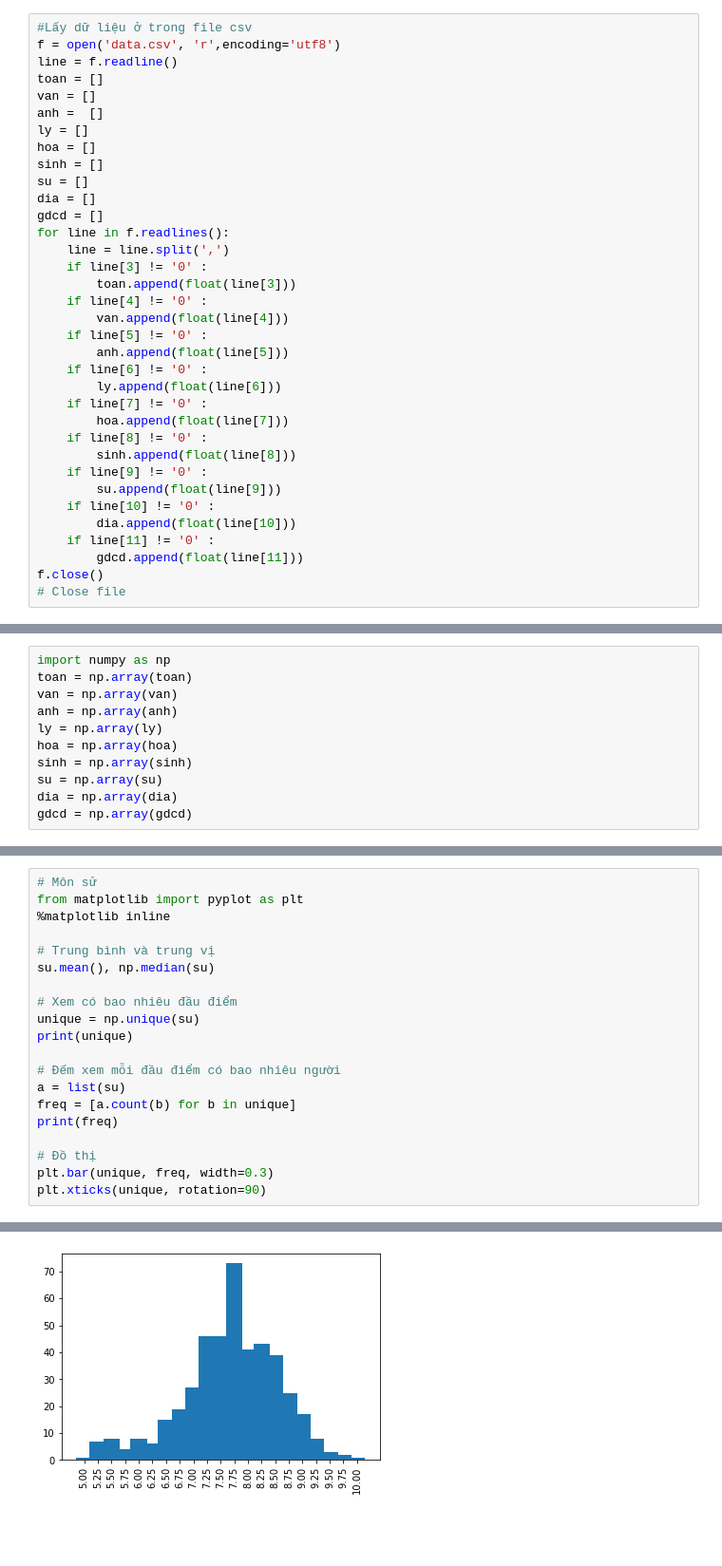
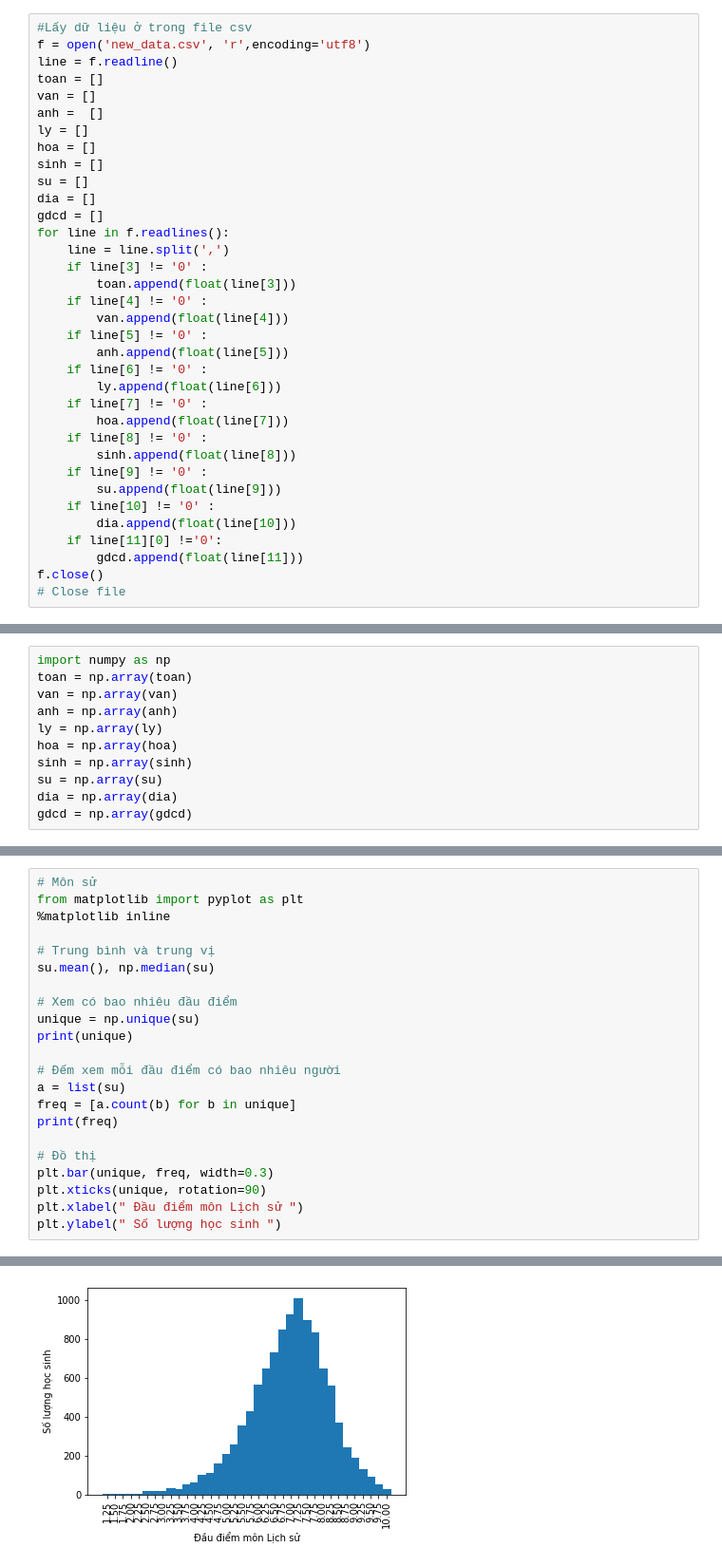
Before and after one commit to ha-duc-hai/Phan-tich-diem-thi-DH, a Jupyter notebook: xulyfilecsv.ipynb, the cells around one changed output, grey strips where cells are left out. Shown at 95% size. Drawn from its saved outputs; the diff is of its cells as text; blank space fills up the shorter version.

```diff
--- a/xulyfilecsv.ipynb
+++ b/xulyfilecsv.ipynb
@@ -1,6 +1,6 @@
 # %%
 #Lấy dữ liệu ở trong file csv
-f = open('data.csv', 'r',encoding='utf8')
+f = open('new_data.csv', 'r',encoding='utf8')
 line = f.readline()
 toan = []
 van = []
@@ -29,7 +29,7 @@ for line in f.readlines():
         su.append(float(line[9]))
     if line[10] != '0' :
         dia.append(float(line[10]))
-    if line[11] != '0' :
+    if line[11][0] !='0':
         gdcd.append(float(line[11]))
 f.close()
 # Close file
@@ -324,4 +248,6 @@ print(freq)
 # Đồ thị
 plt.bar(unique, freq, width=0.3)
 plt.xticks(unique, rotation=90)
+plt.xlabel(" Đầu điểm môn Lịch sử ")
+plt.ylabel(" Số lượng học sinh ")
 # %% [output]
@@ -348,4 +259,4 @@ plt.xticks(unique, rotation=90)
-[figure, old version]
+[figure, new version]
 # %%
 # Môn địa
 from matplotlib import pyplot as plt
```
Also changed, not shown: parts of 10 cells of this notebook, 1 other file.
